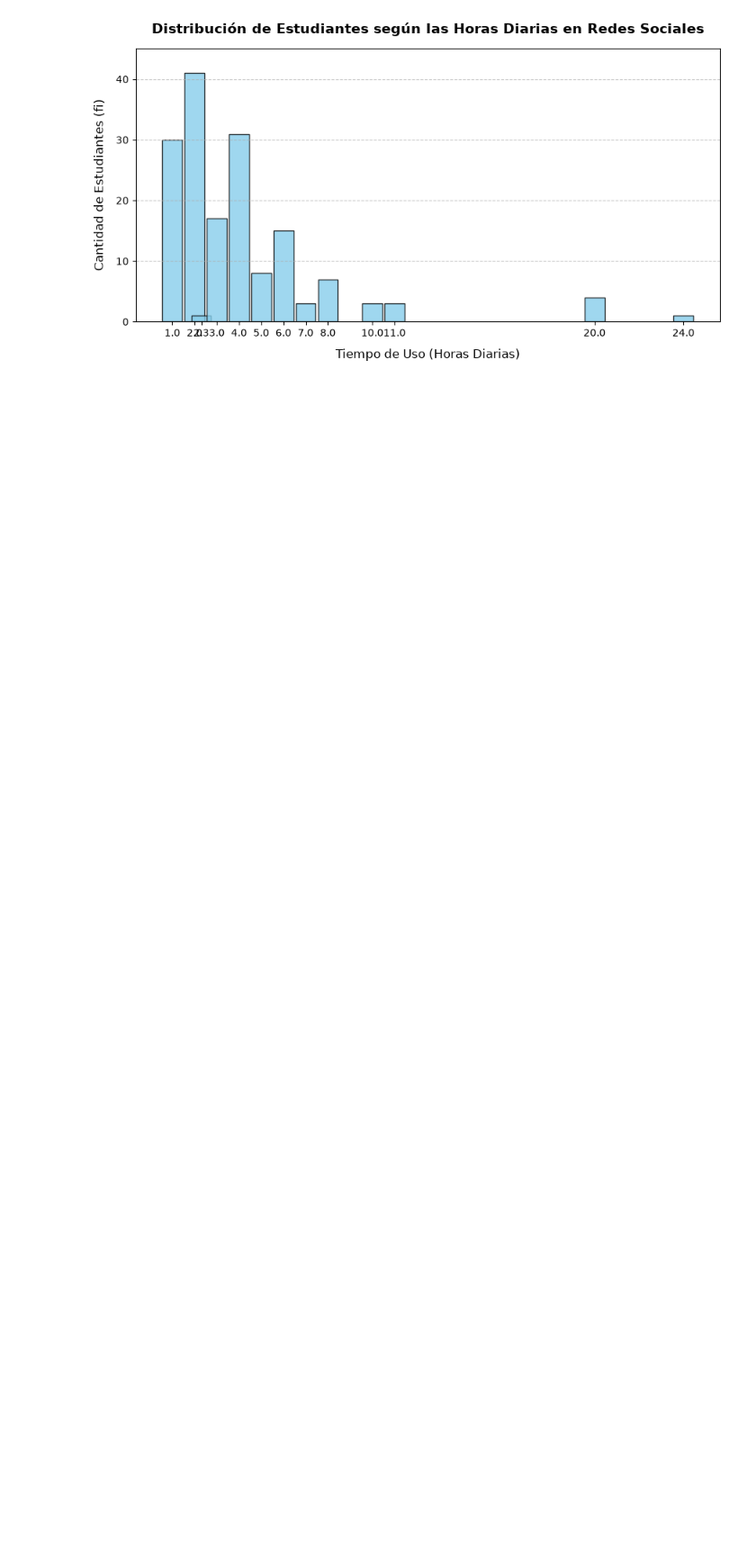
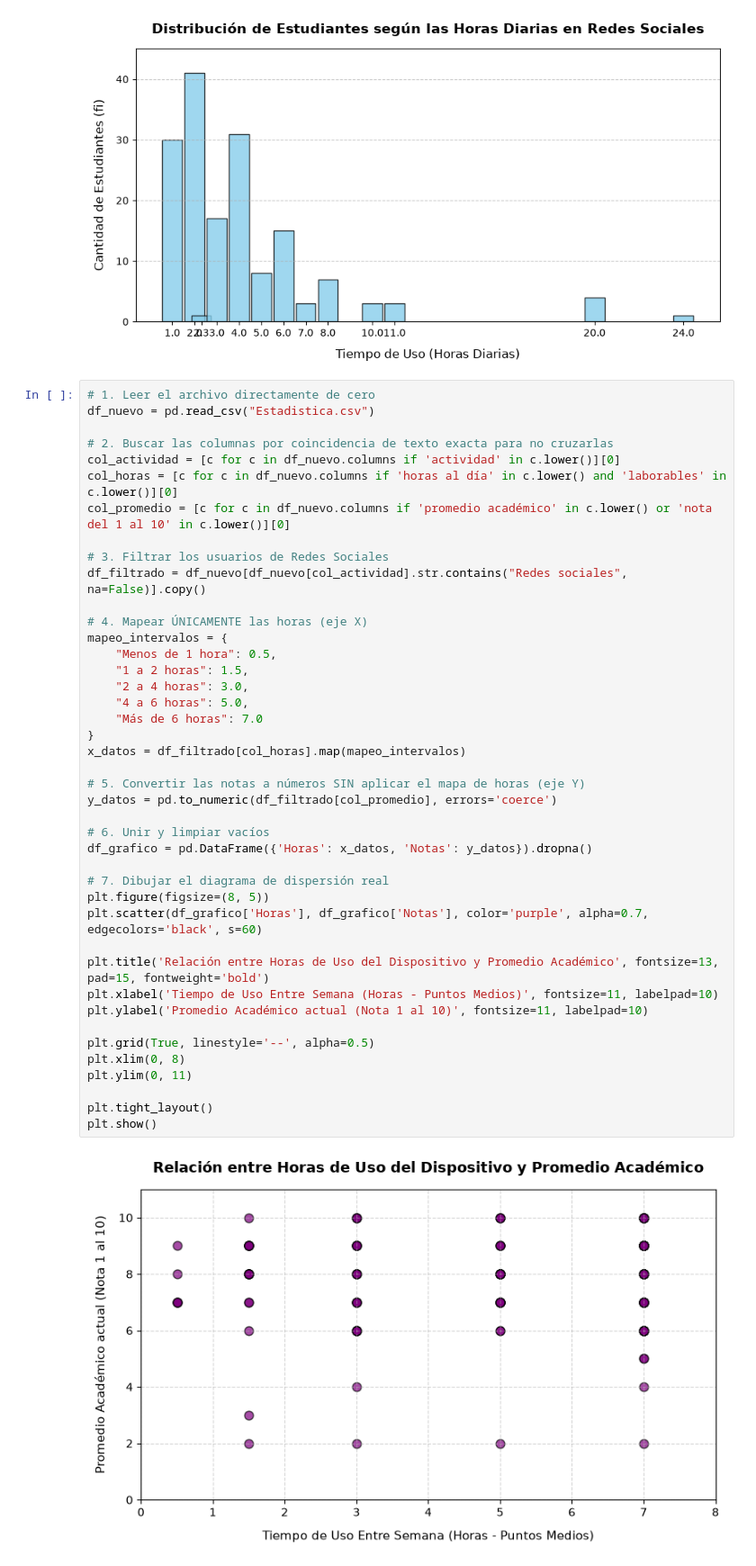
Before and after one commit to Gb020207/Benitez-Rolon-Monzon-Zaga-a-TPINTEGRADOR, a Jupyter notebook: main.ipynb, the cells around one changed output. Shown at 90% size. Saved outputs shown, nothing was run; the diff lists cells and outputs as text; blank space fills up the shorter version.

Commit message:
Se hizo el grafico de dispersion

```diff
--- a/main.ipynb
+++ b/main.ipynb
@@ -370,3 +370,47 @@ plt.tight_layout()
 plt.show()
 # %% [output]
 [figure]
+# %%
+# 1. Leer el archivo directamente de cero
+df_nuevo = pd.read_csv("Estadistica.csv")
+
+# 2. Buscar las columnas por coincidencia de texto exacta para no cruzarlas
+col_actividad = [c for c in df_nuevo.columns if 'actividad' in c.lower()][0]
+col_horas = [c for c in df_nuevo.columns if 'horas al día' in c.lower() and 'laborables' in c.lower()][0]
+col_promedio = [c for c in df_nuevo.columns if 'promedio académico' in c.lower() or 'nota del 1 al 10' in c.lower()][0]
+
+# 3. Filtrar los usuarios de Redes Sociales
+df_filtrado = df_nuevo[df_nuevo[col_actividad].str.contains("Redes sociales", na=False)].copy()
+
+# 4. Mapear ÚNICAMENTE las horas (eje X)
+mapeo_intervalos = {
+    "Menos de 1 hora": 0.5,
+    "1 a 2 horas": 1.5,
+    "2 a 4 horas": 3.0,
+    "4 a 6 horas": 5.0,
+    "Más de 6 horas": 7.0
+}
+x_datos = df_filtrado[col_horas].map(mapeo_intervalos)
+
+# 5. Convertir las notas a números SIN aplicar el mapa de horas (eje Y)
+y_datos = pd.to_numeric(df_filtrado[col_promedio], errors='coerce')
+
+# 6. Unir y limpiar vacíos
+df_grafico = pd.DataFrame({'Horas': x_datos, 'Notas': y_datos}).dropna()
+
+# 7. Dibujar el diagrama de dispersión real
+plt.figure(figsize=(8, 5))
+plt.scatter(df_grafico['Horas'], df_grafico['Notas'], color='purple', alpha=0.7, edgecolors='black', s=60)
+
+plt.title('Relación entre Horas de Uso del Dispositivo y Promedio Académico', fontsize=13, pad=15, fontweight='bold')
+plt.xlabel('Tiempo de Uso Entre Semana (Horas - Puntos Medios)', fontsize=11, labelpad=10)
+plt.ylabel('Promedio Académico actual (Nota 1 al 10)', fontsize=11, labelpad=10)
+
+plt.grid(True, linestyle='--', alpha=0.5)
+plt.xlim(0, 8)
+plt.ylim(0, 11)
+
+plt.tight_layout()
+plt.show()
+# %% [output]
+[figure, added]
```
